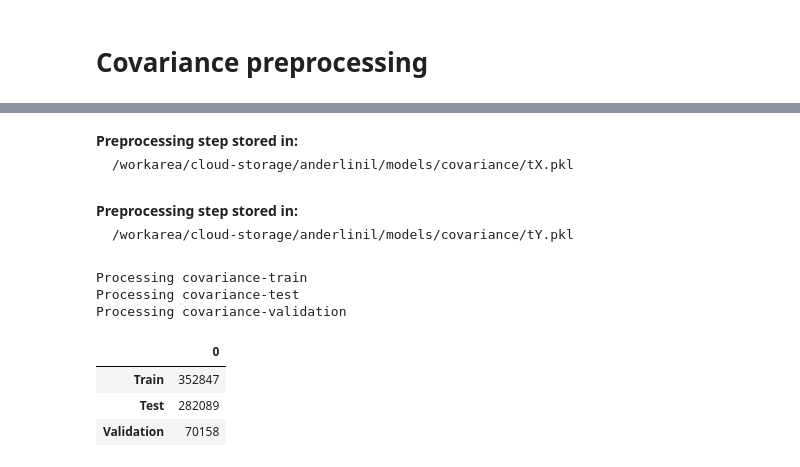
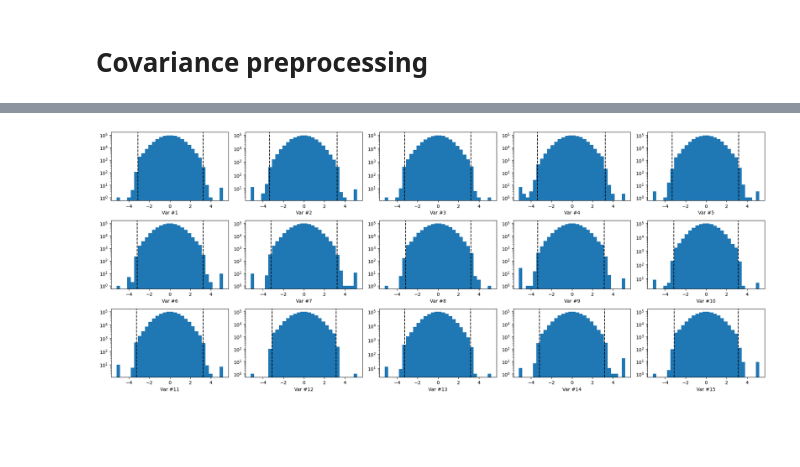
Before and after one commit to landerlini/lb-trksim-train, a Jupyter notebook: notebooks/Preprocessing-GANs.ipynb, the cells around one changed output, grey strips where cells are left out. Drawn from its saved outputs; the diff is of its cells as text; code cells hidden in the pictures; blank space fills up the shorter version.

Commit message:
refactoring to improve consistency with covariance models

```diff
--- a/notebooks/Preprocessing-GANs.ipynb
+++ b/notebooks/Preprocessing-GANs.ipynb
@@ -251,6 +272,9 @@ df = cov_data.head(1_000_000, npartitions=-1)
 # %%
+from preprocessing_utils import DecorrTransformer
+
 from sklearn.compose import ColumnTransformer
-from sklearn.preprocessing import QuantileTransformer
+from sklearn.preprocessing import QuantileTransformer, MinMaxScaler, StandardScaler
+from sklearn.pipeline import Pipeline
 
 n_features = len(cov_real_conditions)
 n_flags = len(cov_flags)
@@ -261,17 +285,41 @@ tX = ColumnTransformer([
     ('flags', "passthrough", n_features + np.arange(n_flags)),
 ]).fit(df[cov_conditions].values)
 
-tY = QuantileTransformer(output_distribution='normal').fit(df[cov_target].values)
+
+tY = Pipeline([
+    ('minmax', StandardScaler()),
+    ('decorr', DecorrTransformer()),
+    ('quantile', QuantileTransformer(output_distribution='normal'))
+]).fit(df[cov_target].values)
+# %%
+plt.figure(figsize=(20, 8))
+
+df_fig = cov_data[cov_target].head(1_000_000, npartitions=-1)
+transformed = tY.transform(df_fig.values)
+
+for iVar, _ in enumerate(cov_target, 1):
+    plt.subplot(3, 5, iVar)
+    column = transformed[:, iVar-1]
+    low, high = np.quantile(column, [1e-4, 1-1e-4])
+
+    plt.hist(column, bins=30)
+    plt.yscale('log')
+    ylim = plt.ylim()
+    plt.plot([low]*2, ylim, 'k--')
+    plt.plot([high]*2, ylim, 'k--')
+    plt.ylim(ylim)
+    plt.xlabel(f"Var #{iVar}")
+
+
+plt.tight_layout()
+plt.show()
+# %% [output]
+[figure, added]
 # %%
 from preprocessing_utils import store_as_pickle, split_and_store
 
 display(store_as_pickle(tX, "COVARIANCE_PREPROCESSING_X", "/workarea/cloud-storage/anderlinil/models/covariance/tX.pkl"))
 display(store_as_pickle(tY, "COVARIANCE_PREPROCESSING_Y", "/workarea/cloud-storage/anderlinil/models/covariance/tY.pkl"))
-# %% [output]
-Preprocessing step stored in:
-/workarea/cloud-storage/anderlinil/models/covariance/tX.pkl
-Preprocessing step stored in:
-/workarea/cloud-storage/anderlinil/models/covariance/tY.pkl
 # %%
 entries = split_and_store(
     cov_data,
@@ -288,11 +336,3 @@ entries = split_and_store(
 )
 
 pd.DataFrame(entries, index=["Train", "Test", "Validation"])
-# %% [output]
-Processing covariance-train
-Processing covariance-test
-Processing covariance-validation
-|  | 0 |
-| Train | 352847 |
-| Test | 282089 |
-| Validation | 70158 |
```
Also changed, not shown: parts of 4 cells of this notebook, 3 other files.
